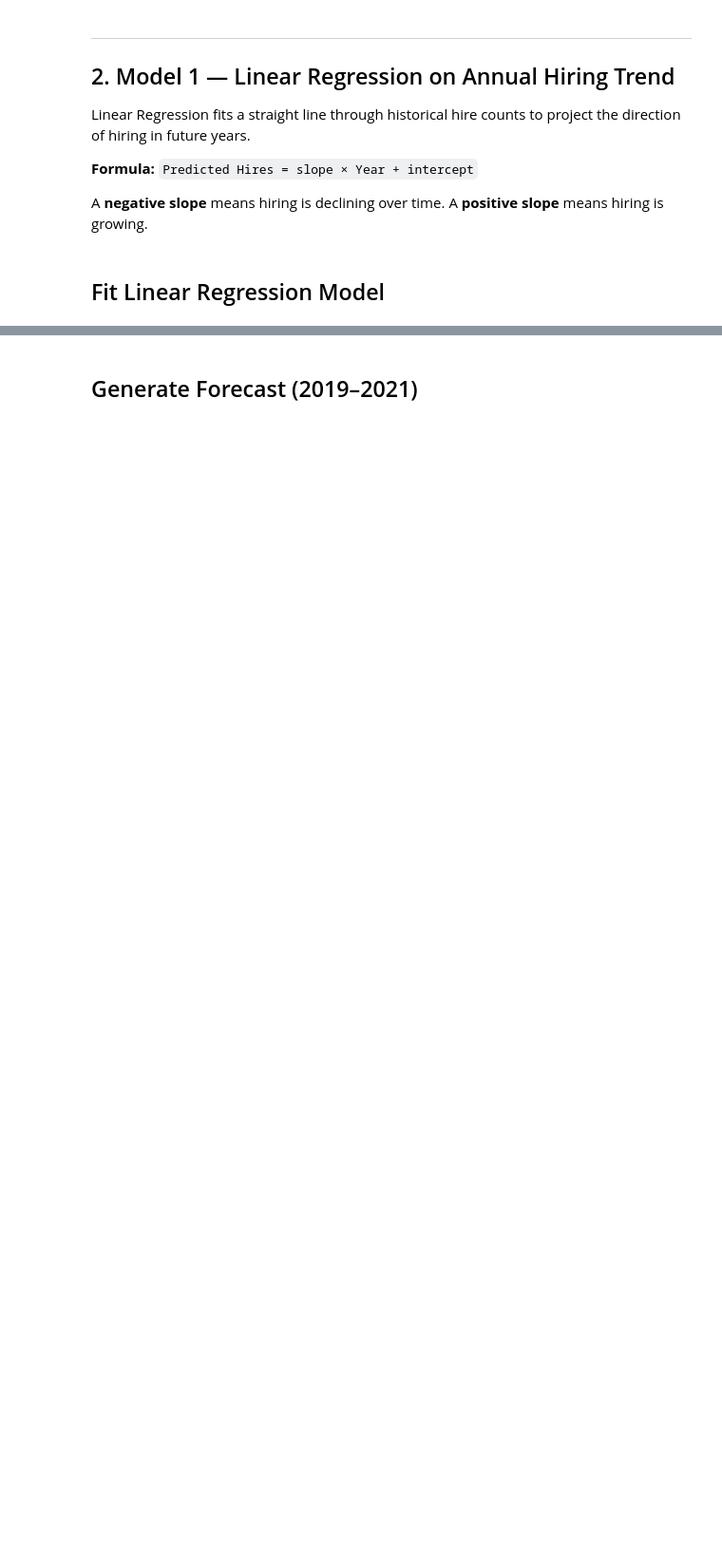
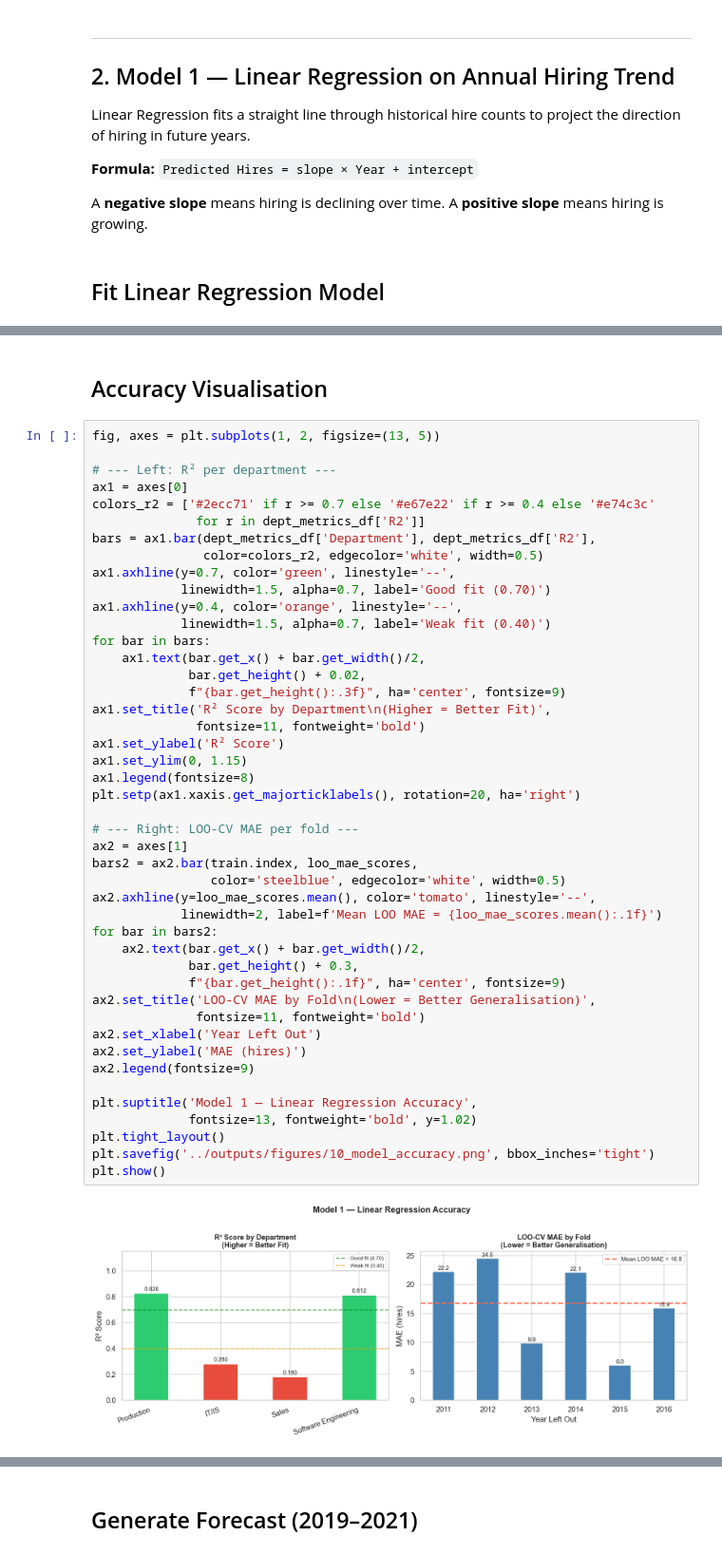
Before and after one commit to nisansalasandu/hr-recruitment-analytics, a Jupyter notebook: notebooks/03_forecasting_model.ipynb, the cells around one changed output, grey strips where cells are left out. Shown at 95% size. Cells and saved outputs as stored; diff of their text form; blank space fills up the shorter version.

```diff
--- a/notebooks/03_forecasting_model.ipynb
+++ b/notebooks/03_forecasting_model.ipynb
@@ -148,0 +288,49 @@ Interpretation:
+# %% [markdown]
+## Accuracy Visualisation
+# %%
+fig, axes = plt.subplots(1, 2, figsize=(13, 5))
+
+# --- Left: R² per department ---
+ax1 = axes[0]
+colors_r2 = ['#2ecc71' if r >= 0.7 else '#e67e22' if r >= 0.4 else '#e74c3c'
+              for r in dept_metrics_df['R2']]
+bars = ax1.bar(dept_metrics_df['Department'], dept_metrics_df['R2'],
+               color=colors_r2, edgecolor='white', width=0.5)
+ax1.axhline(y=0.7, color='green', linestyle='--',
+            linewidth=1.5, alpha=0.7, label='Good fit (0.70)')
+ax1.axhline(y=0.4, color='orange', linestyle='--',
+            linewidth=1.5, alpha=0.7, label='Weak fit (0.40)')
+for bar in bars:
+    ax1.text(bar.get_x() + bar.get_width()/2,
+             bar.get_height() + 0.02,
+             f"{bar.get_height():.3f}", ha='center', fontsize=9)
+ax1.set_title('R² Score by Department\n(Higher = Better Fit)',
+              fontsize=11, fontweight='bold')
+ax1.set_ylabel('R² Score')
+ax1.set_ylim(0, 1.15)
+ax1.legend(fontsize=8)
+plt.setp(ax1.xaxis.get_majorticklabels(), rotation=20, ha='right')
+
+# --- Right: LOO-CV MAE per fold ---
+ax2 = axes[1]
+bars2 = ax2.bar(train.index, loo_mae_scores,
+                color='steelblue', edgecolor='white', width=0.5)
+ax2.axhline(y=loo_mae_scores.mean(), color='tomato', linestyle='--',
+            linewidth=2, label=f'Mean LOO MAE = {loo_mae_scores.mean():.1f}')
+for bar in bars2:
+    ax2.text(bar.get_x() + bar.get_width()/2,
+             bar.get_height() + 0.3,
+             f"{bar.get_height():.1f}", ha='center', fontsize=9)
+ax2.set_title('LOO-CV MAE by Fold\n(Lower = Better Generalisation)',
+              fontsize=11, fontweight='bold')
+ax2.set_xlabel('Year Left Out')
+ax2.set_ylabel('MAE (hires)')
+ax2.legend(fontsize=9)
+
+plt.suptitle('Model 1 — Linear Regression Accuracy',
+             fontsize=13, fontweight='bold', y=1.02)
+plt.tight_layout()
+plt.savefig('../outputs/figures/10_model_accuracy.png', bbox_inches='tight')
+plt.show()
+# %% [output]
+[figure, added]
```
Also changed, not shown: parts of 27 cells of this notebook, 7 other files.
